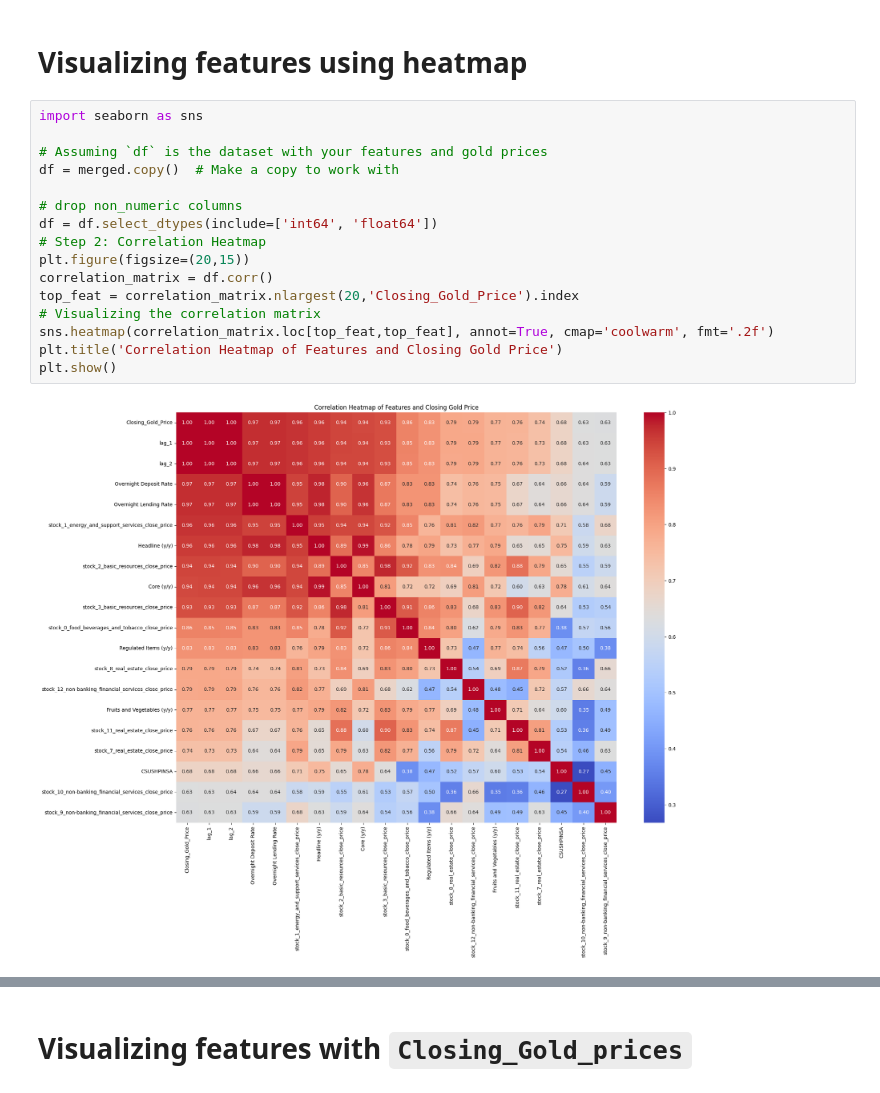
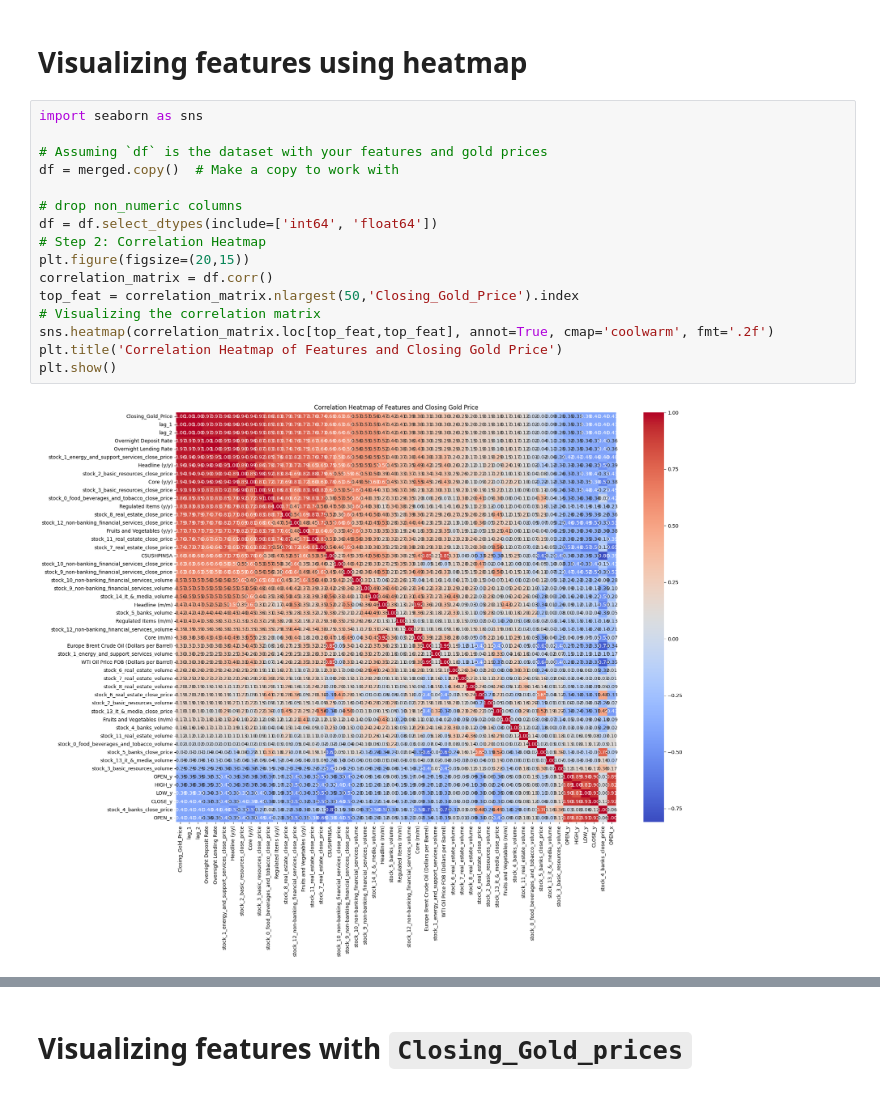
Before and after one commit to mazenwk/beltone-hackathon, a Jupyter notebook: src/Workout/Skeleton.ipynb, the cells around one changed output, grey strips where cells are left out. Drawn from its saved outputs; the diff is of its cells as text.

```diff
--- a/src/Workout/Skeleton.ipynb
+++ b/src/Workout/Skeleton.ipynb
@@ -168,18 +172,18 @@ None
 # %%
 import seaborn as sns
 
 # Assuming `df` is the dataset with your features and gold prices
 df = merged.copy()  # Make a copy to work with
 
 # drop non_numeric columns
 df = df.select_dtypes(include=['int64', 'float64'])
 # Step 2: Correlation Heatmap
 plt.figure(figsize=(20,15))
 correlation_matrix = df.corr()
-top_feat = correlation_matrix.nlargest(20,'Closing_Gold_Price').index
+top_feat = correlation_matrix.nlargest(50,'Closing_Gold_Price').index
 # Visualizing the correlation matrix
 sns.heatmap(correlation_matrix.loc[top_feat,top_feat], annot=True, cmap='coolwarm', fmt='.2f')
 plt.title('Correlation Heatmap of Features and Closing Gold Price')
 plt.show()
 # %% [output]
-[figure, old version]
+[figure, new version]
```
Also changed, not shown: parts of 3 cells of this notebook.
